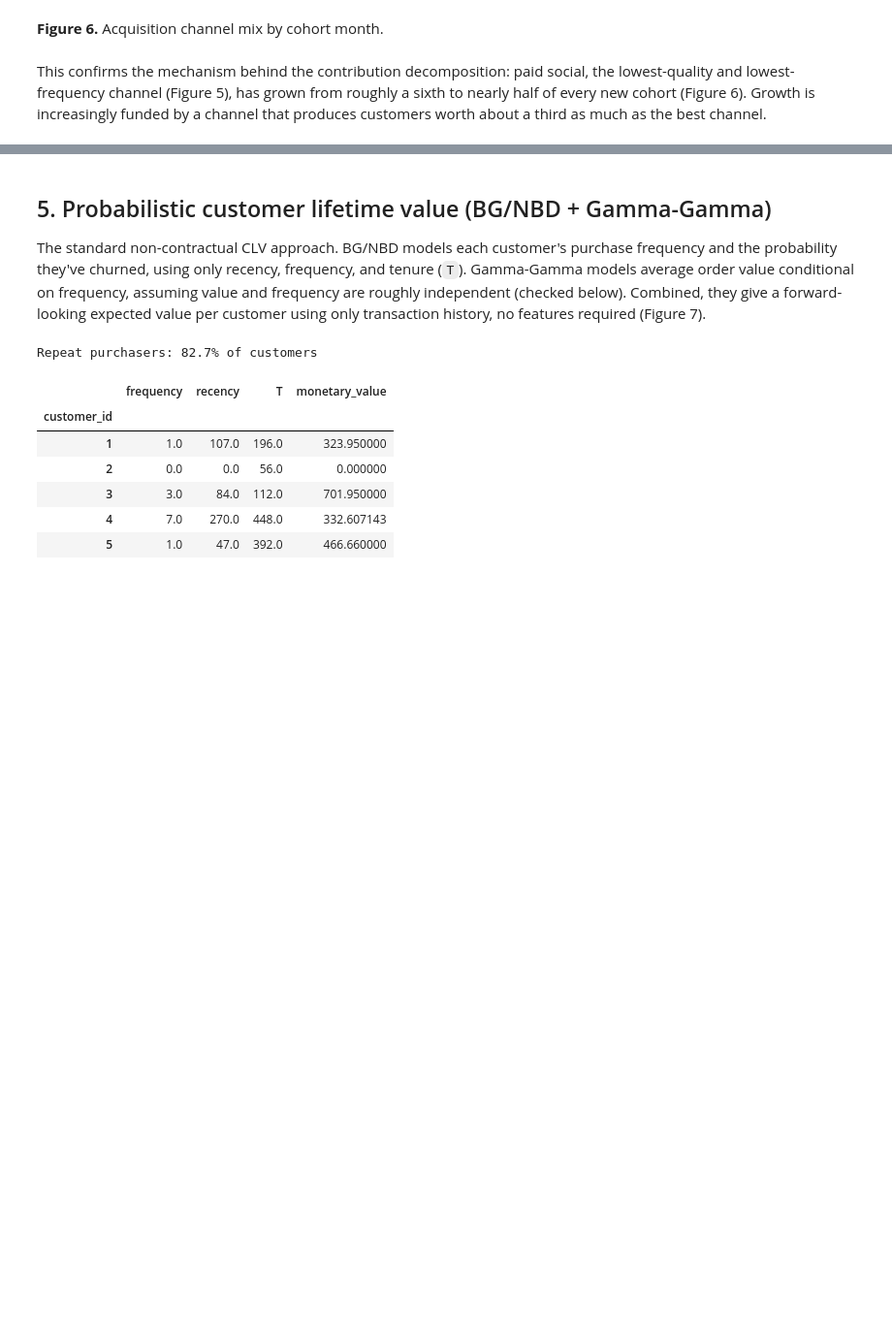
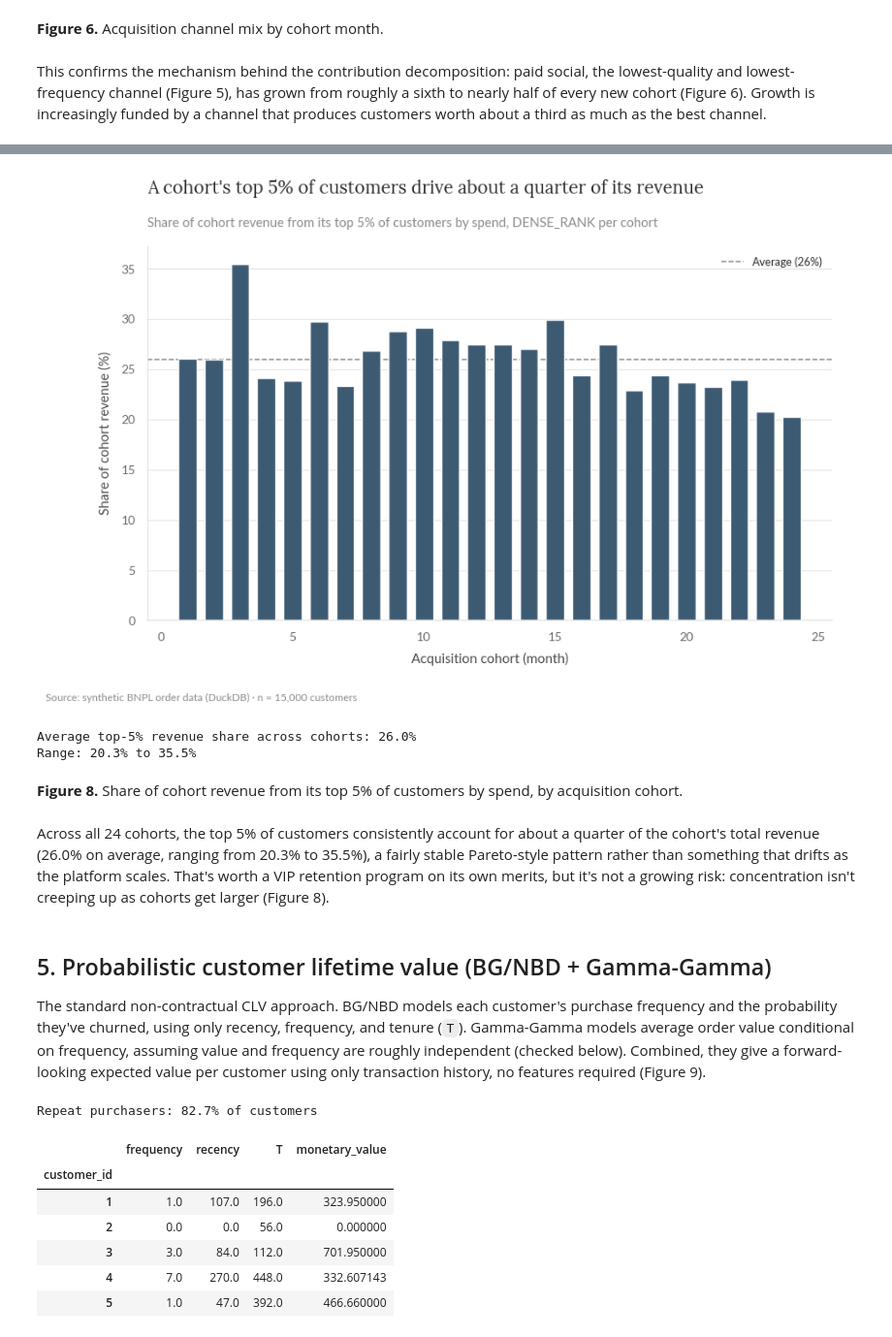
Before and after one commit to gus-morales/work-showcase, a Jupyter notebook: projects/02-ltv-contribution-analysis/notebooks/02_ltv_contribution_analysis.ipynb, the cells around one changed output, grey strips where cells are left out. Shown at 97% size. Cells and saved outputs as stored; diff of their text form; code cells hidden in the pictures; blank space fills up the shorter version.

```diff
--- a/projects/02-ltv-contribution-analysis/notebooks/02_ltv_contribution_analysis.ipynb
+++ b/projects/02-ltv-contribution-analysis/notebooks/02_ltv_contribution_analysis.ipynb
@@ -359,7 +432,31 @@ This confirms the mechanism behind the contribution decomposition: paid social,
+# %%
+conc = run_sql_file(con, "06_top_customers_by_cohort.sql")
+
+fig, ax = plt.subplots(figsize=(10, 5.5))
+ax.bar(conc.cohort_month, conc.top5pct_revenue_share * 100, color=SLATE, width=0.7, zorder=3)
+mean_share = conc.top5pct_revenue_share.mean() * 100
+ax.axhline(mean_share, color=GREY, linestyle="--", linewidth=1.1, label=f"Average ({mean_share:.0f}%)")
+style_ax(ax, title="A cohort's top 5% of customers drive about a quarter of its revenue",
+         subtitle="Share of cohort revenue from its top 5% of customers by spend, DENSE_RANK per cohort",
+         xlabel="Acquisition cohort (month)", ylabel="Share of cohort revenue (%)")
+ax.legend(loc="upper right", fontsize=9)
+add_footnote(fig, SOURCE)
+plt.show()
+
+print(f"Average top-5% revenue share across cohorts: {mean_share:.1f}%")
+print(f"Range: {conc.top5pct_revenue_share.min()*100:.1f}% to {conc.top5pct_revenue_share.max()*100:.1f}%")
+# %% [output]
+[figure, added]
+Average top-5% revenue share across cohorts: 26.0%
+Range: 20.3% to 35.5%
+# %% [markdown]
+**Figure 8.** Share of cohort revenue from its top 5% of customers by spend, by acquisition cohort.
+# %% [markdown]
+Across all 24 cohorts, the top 5% of customers consistently account for about a quarter of the cohort's total revenue (26.0% on average, ranging from 20.3% to 35.5%), a fairly stable Pareto-style pattern rather than something that drifts as the platform scales. That's worth a VIP retention program on its own merits, but it's not a growing risk: concentration isn't creeping up as cohorts get larger (Figure 8).
 # %% [markdown]
 ## 5. Probabilistic customer lifetime value (BG/NBD + Gamma-Gamma)
 
-The standard non-contractual CLV approach. BG/NBD models each customer's purchase frequency and the probability they've churned, using only recency, frequency, and tenure (`T`). Gamma-Gamma models average order value conditional on frequency, assuming value and frequency are roughly independent (checked below). Combined, they give a forward-looking expected value per customer using only transaction history, no features required (Figure 7).
+The standard non-contractual CLV approach. BG/NBD models each customer's purchase frequency and the probability they've churned, using only recency, frequency, and tenure (`T`). Gamma-Gamma models average order value conditional on frequency, assuming value and frequency are roughly independent (checked below). Combined, they give a forward-looking expected value per customer using only transaction history, no features required (Figure 9).
 # %%
 from lifetimes import BetaGeoFitter, GammaGammaFitter
 from lifetimes.utils import summary_data_from_transaction_data, calibration_and_holdout_data
```
Also changed, not shown: parts of 18 cells of this notebook, 8 other files.
